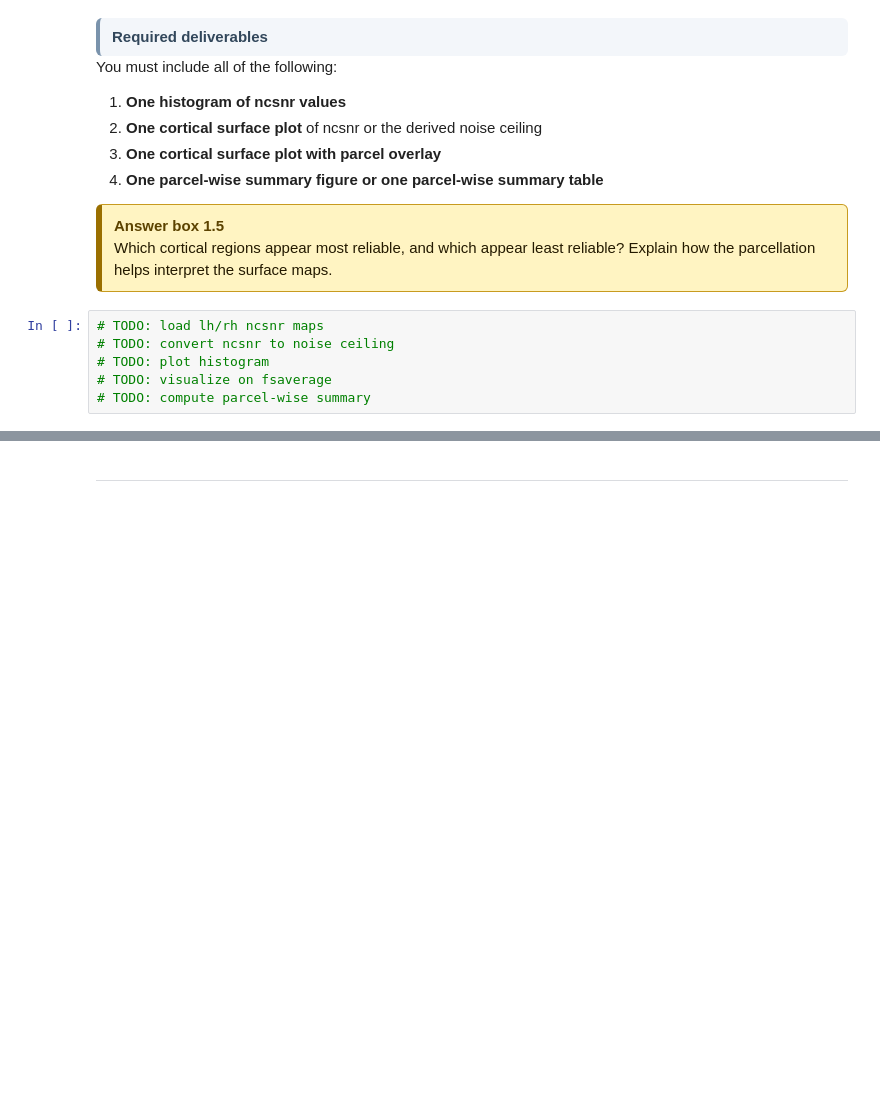
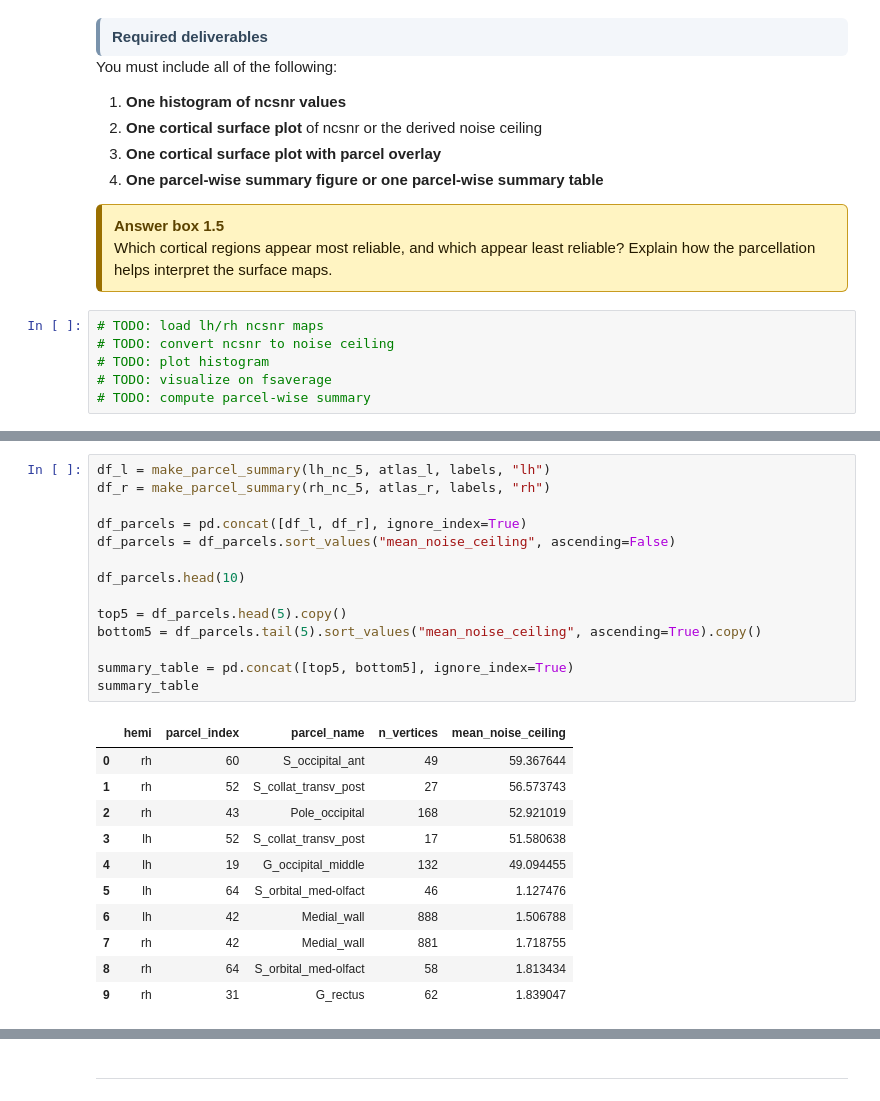
Before and after one commit to Shakikii/Brain-like_Project, a Jupyter notebook: nx414_project_2026.ipynb, the cells around one changed output, grey strips where cells are left out. Saved outputs shown, nothing was run; the diff lists cells and outputs as text; blank space fills up the shorter version.

```diff
--- a/nx414_project_2026.ipynb
+++ b/nx414_project_2026.ipynb
@@ -1829,0 +1999,26 @@ You must include all of the following:
+# %%
+df_l = make_parcel_summary(lh_nc_5, atlas_l, labels, "lh")
+df_r = make_parcel_summary(rh_nc_5, atlas_r, labels, "rh")
+
+df_parcels = pd.concat([df_l, df_r], ignore_index=True)
+df_parcels = df_parcels.sort_values("mean_noise_ceiling", ascending=False)
+
+df_parcels.head(10)
+
+top5 = df_parcels.head(5).copy()
+bottom5 = df_parcels.tail(5).sort_values("mean_noise_ceiling", ascending=True).copy()
+
+summary_table = pd.concat([top5, bottom5], ignore_index=True)
+summary_table
+# %% [output]
+|  | hemi | parcel_index | parcel_name | n_vertices | mean_noise_ceiling |
+| 0 | rh | 60 | S_occipital_ant | 49 | 59.367644 |
+| 1 | rh | 52 | S_collat_transv_post | 27 | 56.573743 |
+| 2 | rh | 43 | Pole_occipital | 168 | 52.921019 |
+| 3 | lh | 52 | S_collat_transv_post | 17 | 51.580638 |
+| 4 | lh | 19 | G_occipital_middle | 132 | 49.094455 |
+| 5 | lh | 64 | S_orbital_med-olfact | 46 | 1.127476 |
+| 6 | lh | 42 | Medial_wall | 888 | 1.506788 |
+| 7 | rh | 42 | Medial_wall | 881 | 1.718755 |
+| 8 | rh | 64 | S_orbital_med-olfact | 58 | 1.813434 |
+| 9 | rh | 31 | G_rectus | 62 | 1.839047 |
```
Also changed, not shown: parts of 10 cells of this notebook.
